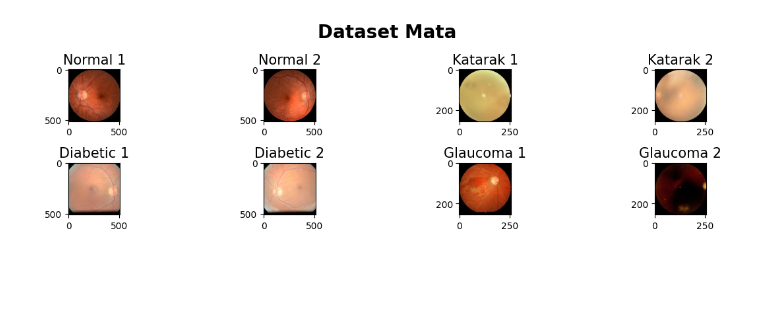
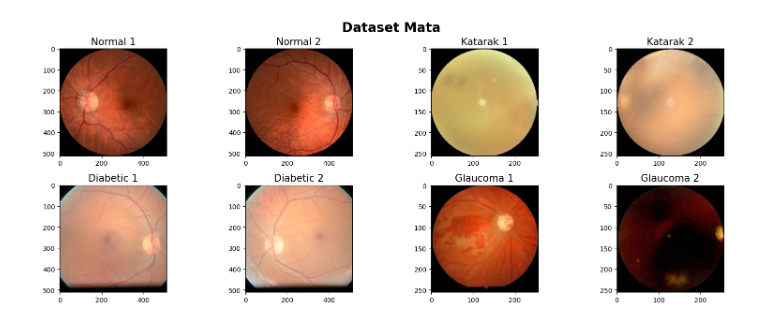
Before and after one commit to Rajasaa88/Project-PCD-32, a Jupyter notebook: project.ipynb, the cells around one changed output. Saved outputs shown, nothing was run; the diff lists cells and outputs as text; code cells hidden in the pictures; blank space fills up the shorter version.

```diff
--- a/project.ipynb
+++ b/project.ipynb
@@ -18,7 +18,7 @@ mata_diabetic2 = plt.imread('dataset/diabetic_retinopathy/100_right.jpeg')
 mata_glaucoma1 = plt.imread('dataset/glaucoma/_0_4517448.jpg')
 mata_glaucoma2 = plt.imread('dataset/glaucoma/_1_4540560.jpg')
 
-plt.figure(figsize=(12, 6))
+plt.figure(figsize=(16, 12))
 plt.suptitle('Dataset Mata', fontsize=20, fontweight='bold')
 
 plt.subplot(4,4,1)
@@ -28,31 +28,31 @@ plt.imshow(mata_normal1)
 plt.subplot(4,4,2)
 plt.title('Normal 2', fontsize=15)
 plt.imshow(mata_normal2)
 
 plt.subplot(4,4,3)
 plt.title('Katarak 1', fontsize=15)
 plt.imshow(mata_katarak1)
 
 plt.subplot(4,4,4)
 plt.title('Katarak 2', fontsize=15)
 plt.imshow(mata_katarak2)
 
 plt.subplot(4,4,5)
 plt.title('Diabetic 1', fontsize=15)
 plt.imshow(mata_diabetic1)
 
 plt.subplot(4,4,6)
 plt.title('Diabetic 2', fontsize=15)
 plt.imshow(mata_diabetic2)
 
 plt.subplot(4,4,7)
 plt.title('Glaucoma 1', fontsize=15)
 plt.imshow(mata_glaucoma1)
 
 plt.subplot(4,4,8)
 plt.title('Glaucoma 2', fontsize=15)
 plt.imshow(mata_glaucoma2)
 
 plt.tight_layout()
 # %% [output]
-[figure, old version]
+[figure, new version]
```
Also changed, not shown: parts of 3 cells of this notebook.
